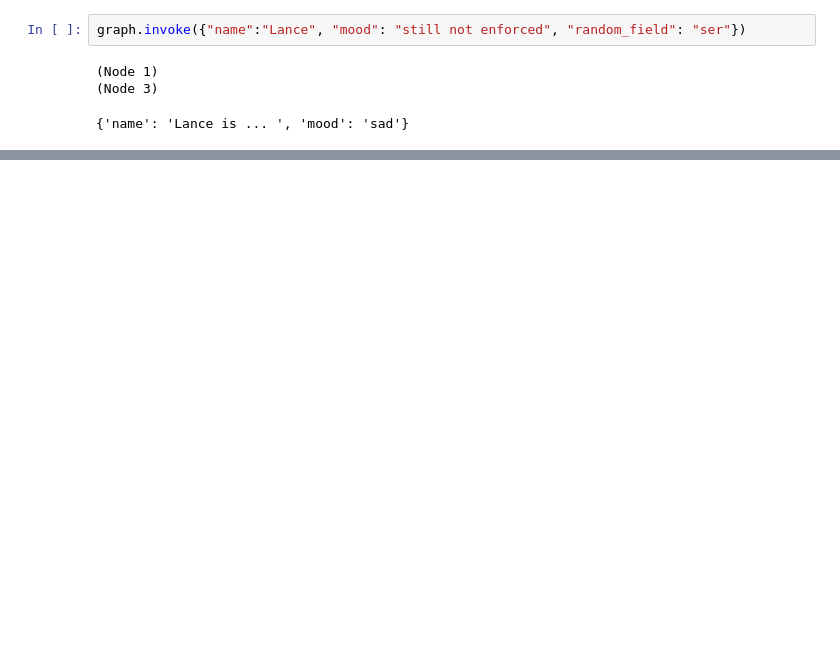
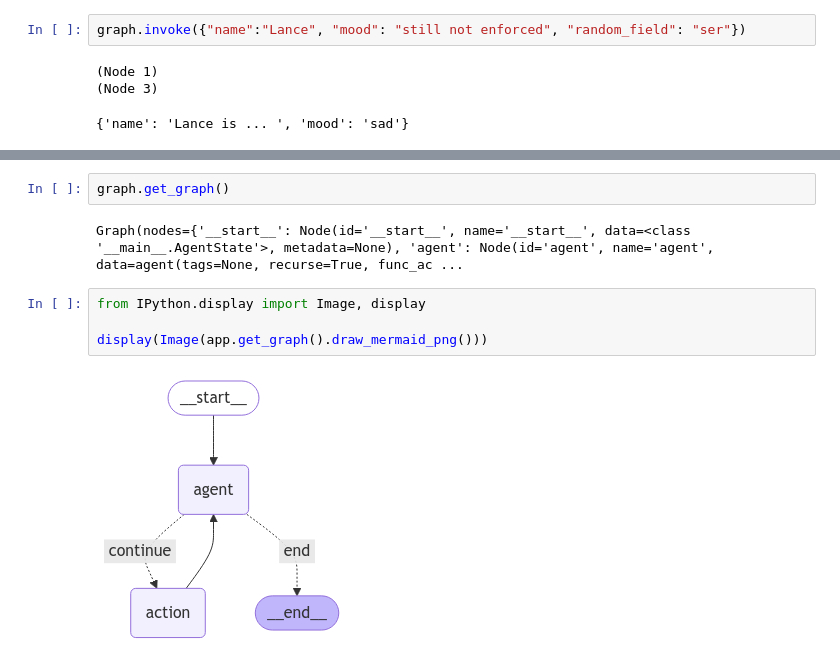
Before and after one commit to Sarfaraz-ul-Haq/learn_langgraph, a Jupyter notebook: module_2/state_schema.ipynb, the cells around one changed output, grey strips where cells are left out. Saved outputs shown, nothing was run; the diff lists cells and outputs as text; blank space fills up the shorter version.

```diff
--- a/module_2/state_schema.ipynb
+++ b/module_2/state_schema.ipynb
@@ -140,0 +288,10 @@ graph.invoke({"name":"Lance", "mood": "still not enforced", "random_field": "ser
+# %%
+graph.get_graph()
+# %% [output]
+Graph(nodes={'__start__': Node(id='__start__', name='__start__', data=<class '__main__.AgentState'>, metadata=None), 'agent': Node(id='agent', name='agent', data=agent(tags=None, recurse=True, func_ac ...
+# %%
+from IPython.display import Image, display
+
+display(Image(app.get_graph().draw_mermaid_png()))
+# %% [output]
+[figure, added]
```
Also changed, not shown: parts of 17 cells of this notebook.
